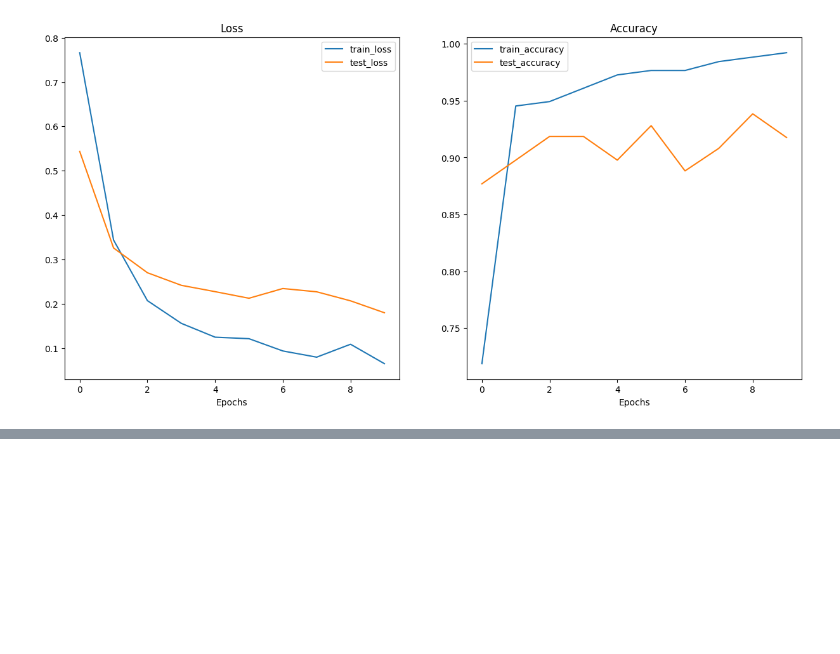
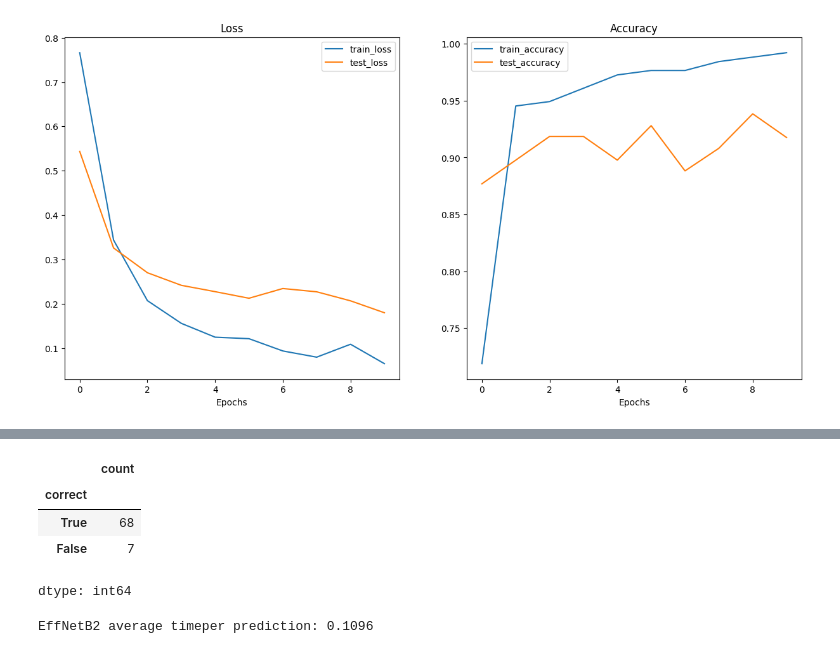
Before and after one commit to gil612/PyTorch, a Jupyter notebook: 09_pytorch_model_deployment.ipynb, the cells around one changed output, grey strips where cells are left out. Cells and saved outputs as stored; diff of their text form; code cells hidden in the pictures; blank space fills up the shorter version.

```diff
--- a/09_pytorch_model_deployment.ipynb
+++ b/09_pytorch_model_deployment.ipynb
@@ -491,0 +685,16 @@ plot_loss_curves(vit_results)
+# %%
+# Check number of correct predictions
+effnetb2_test_pred_df['correct'].value_counts()
+# %% [output]
+|  | count |
+| correct |  |
+| True | 68 |
+| False | 7 |
+dtype: int64
+# %%
+# Find the average time for prediction
+effnetb2_average_time_per_pred = round(effnetb2_test_pred_df.time_for_pred.mean(), 4)
+print(f"EffNetB2 average timeper prediction: {effnetb2_average_time_per_pred}")
+effnetB2_stats['time_per_pred_cpu'] = effnetb2_average_time_per_pred
+# %% [output]
+EffNetB2 average timeper prediction: 0.1096
```
Also changed, not shown: parts of 27 cells of this notebook.
